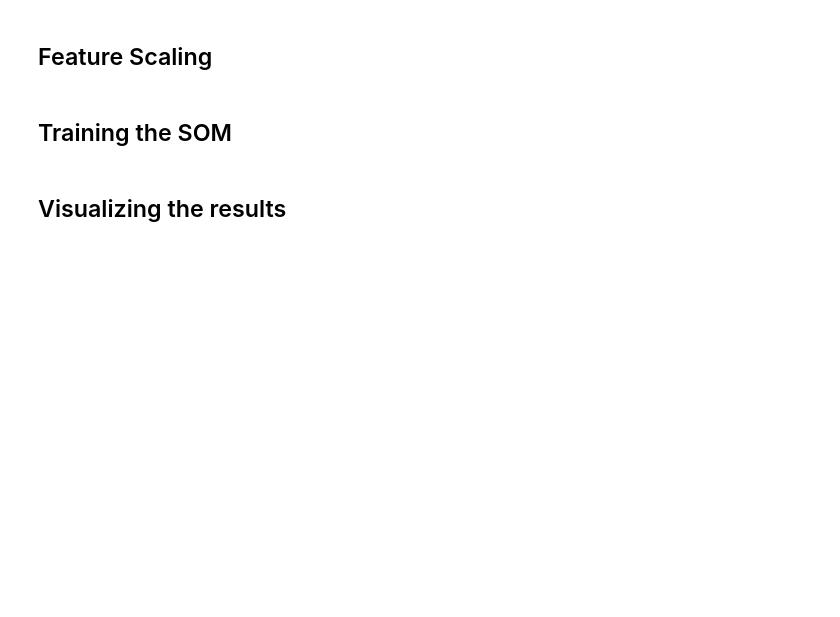
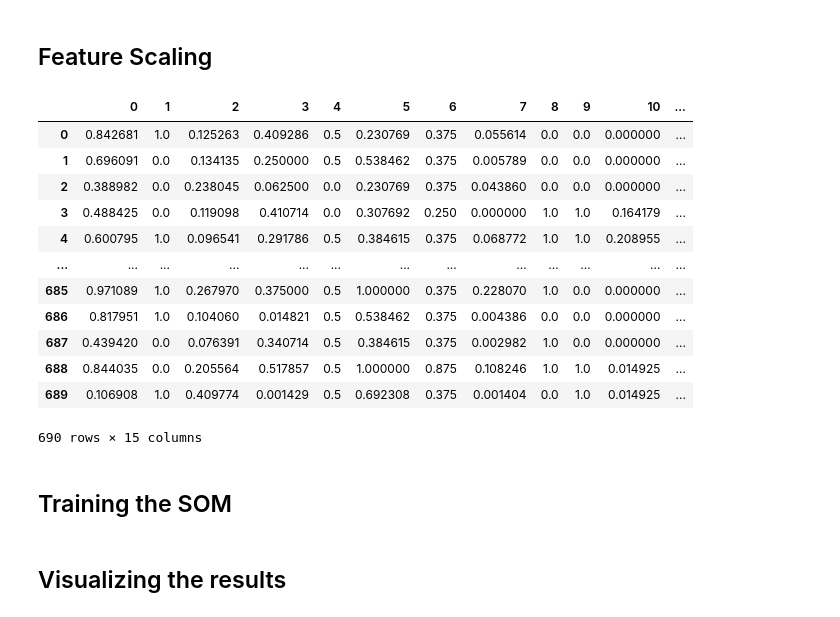
Before and after one commit to AbirZaman1762862/Deep-Learning-, a Jupyter notebook: 4_som_abir.ipynb, the cells around one changed output. Drawn from its saved outputs; the diff is of its cells as text; code cells hidden in the pictures; blank space fills up the shorter version.

```diff
--- a/4_som_abir.ipynb
+++ b/4_som_abir.ipynb
@@ -24,6 +116,22 @@ y = dataset.iloc[:, -1].values
 from sklearn.preprocessing import MinMaxScaler
 sc = MinMaxScaler(feature_range = (0, 1))
 X = sc.fit_transform(X)
+# %%
+pd.DataFrame(X)
+# %% [output]
+|  | 0 | 1 | 2 | 3 | 4 | 5 | 6 | 7 | 8 | 9 | 10 | ... |
+| 0 | 0.842681 | 1.0 | 0.125263 | 0.409286 | 0.5 | 0.230769 | 0.375 | 0.055614 | 0.0 | 0.0 | 0.000000 | ... |
+| 1 | 0.696091 | 0.0 | 0.134135 | 0.250000 | 0.5 | 0.538462 | 0.375 | 0.005789 | 0.0 | 0.0 | 0.000000 | ... |
+| 2 | 0.388982 | 0.0 | 0.238045 | 0.062500 | 0.0 | 0.230769 | 0.375 | 0.043860 | 0.0 | 0.0 | 0.000000 | ... |
+| 3 | 0.488425 | 0.0 | 0.119098 | 0.410714 | 0.0 | 0.307692 | 0.250 | 0.000000 | 1.0 | 1.0 | 0.164179 | ... |
+| 4 | 0.600795 | 1.0 | 0.096541 | 0.291786 | 0.5 | 0.384615 | 0.375 | 0.068772 | 1.0 | 1.0 | 0.208955 | ... |
+| ... | ... | ... | ... | ... | ... | ... | ... | ... | ... | ... | ... | ... |
+| 685 | 0.971089 | 1.0 | 0.267970 | 0.375000 | 0.5 | 1.000000 | 0.375 | 0.228070 | 1.0 | 0.0 | 0.000000 | ... |
+| 686 | 0.817951 | 1.0 | 0.104060 | 0.014821 | 0.5 | 0.538462 | 0.375 | 0.004386 | 0.0 | 0.0 | 0.000000 | ... |
+| 687 | 0.439420 | 0.0 | 0.076391 | 0.340714 | 0.5 | 0.384615 | 0.375 | 0.002982 | 1.0 | 0.0 | 0.000000 | ... |
+| 688 | 0.844035 | 0.0 | 0.205564 | 0.517857 | 0.5 | 1.000000 | 0.875 | 0.108246 | 1.0 | 1.0 | 0.014925 | ... |
+| 689 | 0.106908 | 1.0 | 0.409774 | 0.001429 | 0.5 | 0.692308 | 0.375 | 0.001404 | 0.0 | 1.0 | 0.014925 | ... |
+690 rows × 15 columns
 # %% [markdown]
 ## Training the SOM
 # %%
```
Also changed, not shown: parts of 10 cells of this notebook.
